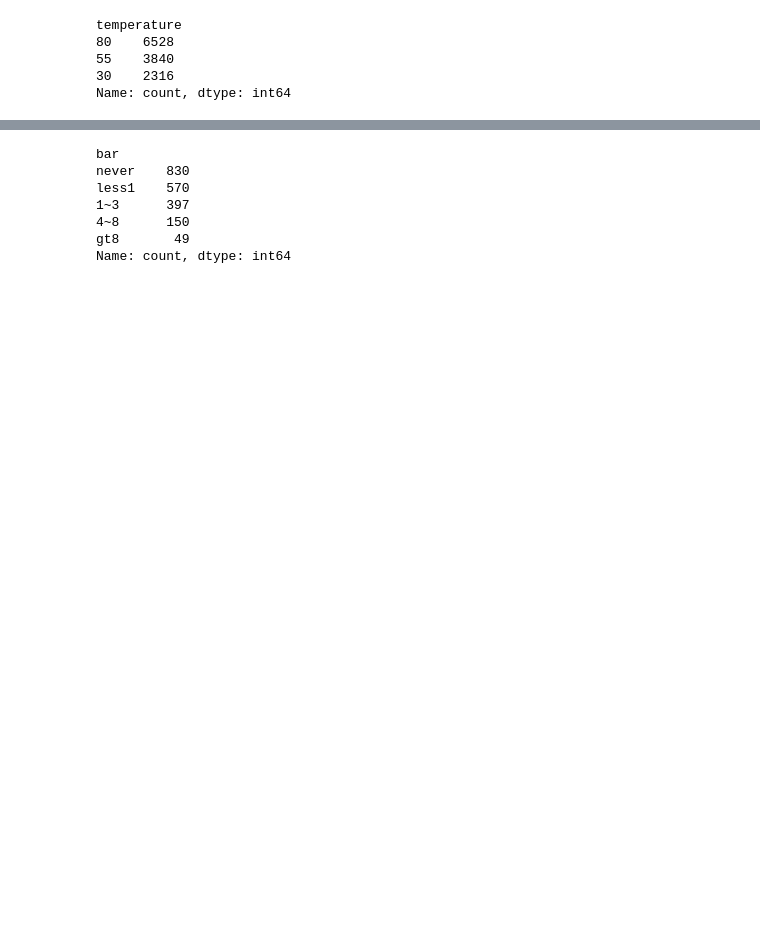
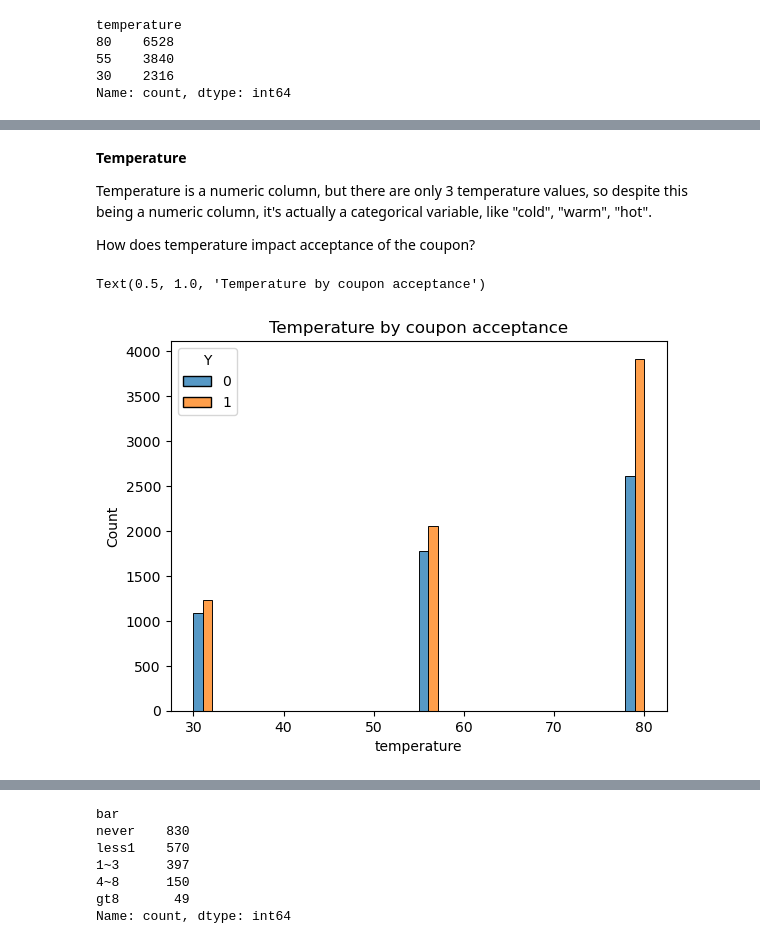
Before and after one commit to tophburns/assignment_5_1, a Jupyter notebook: prompt.ipynb, the cells around one changed output, grey strips where cells are left out. Saved outputs shown, nothing was run; the diff lists cells and outputs as text; code cells hidden in the pictures; blank space fills up the shorter version.

```diff
--- a/prompt.ipynb
+++ b/prompt.ipynb
@@ -426,0 +452,12 @@ Temperature is a numeric column, but looking at the values this is a categorical
+# %% [markdown]
+**Temperature**
+
+Temperature is a numeric column, but there are only 3 temperature values, so despite this being a numeric column, it's actually a categorical variable, like "cold", "warm", "hot".
+
+How does temperature impact acceptance of the coupon?
+# %%
+sns.histplot(df, x='temperature', hue='Y', multiple='dodge')
+plt.title('Temperature by coupon acceptance')
+# %% [output]
+Text(0.5, 1.0, 'Temperature by coupon acceptance')
+[figure, added]
```
Also changed, not shown: parts of 118 cells of this notebook.
